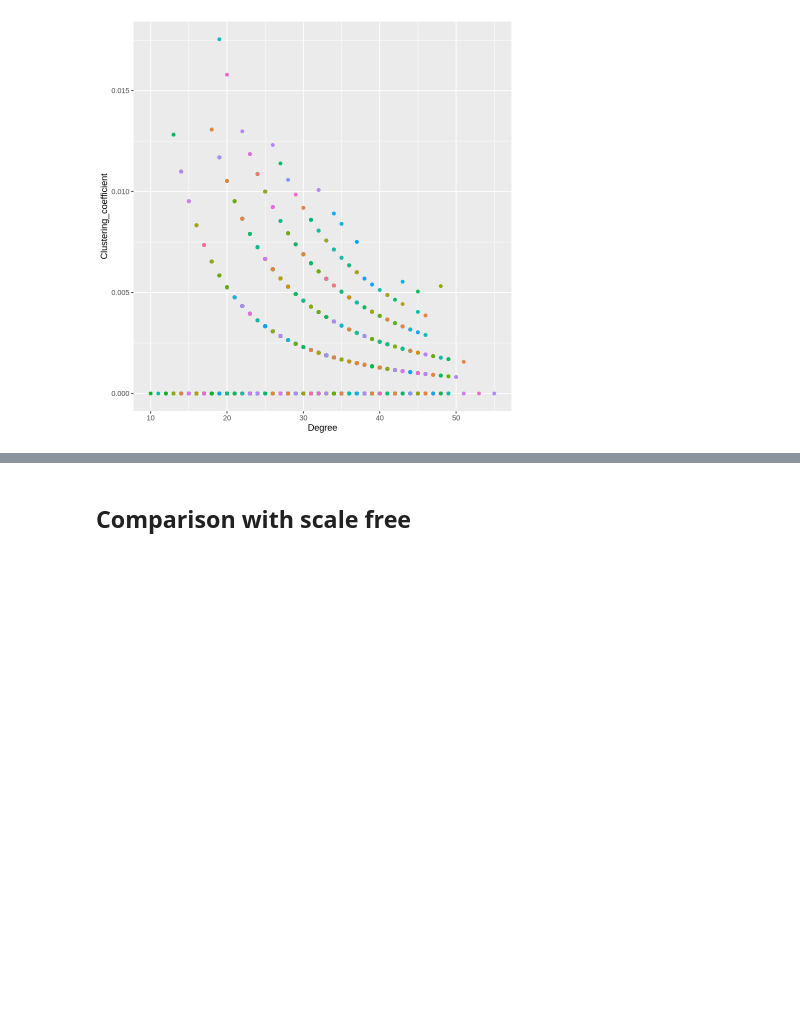
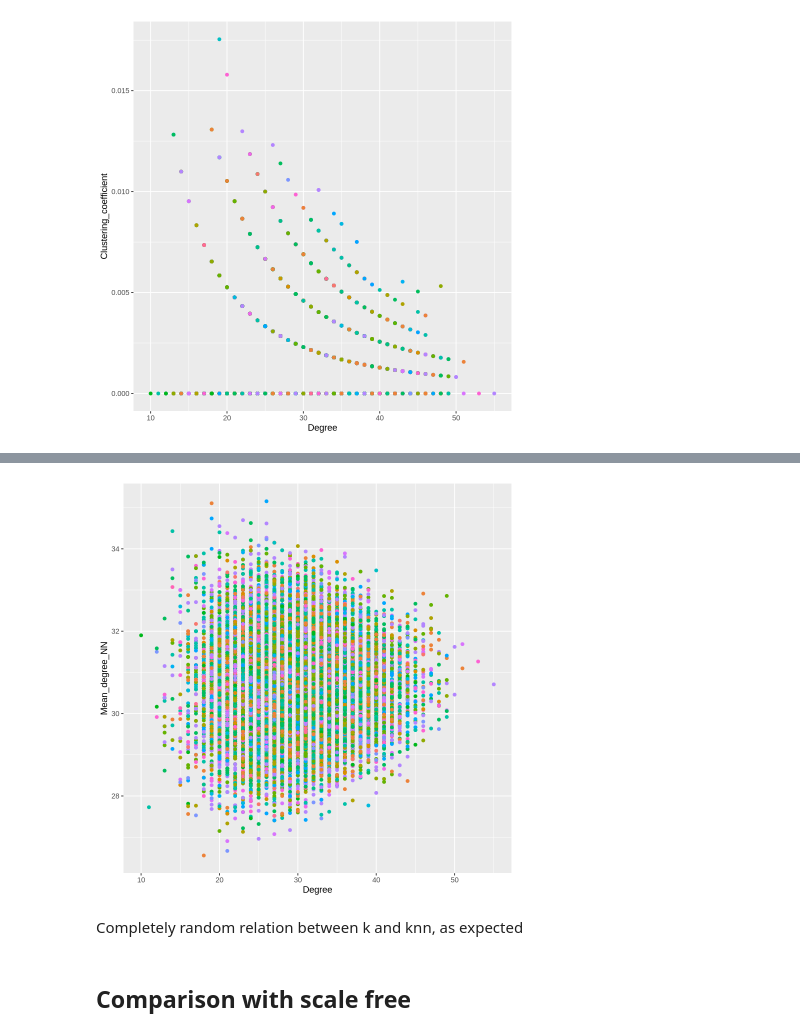
Before and after one commit to riccardo03-maker/Abstract_network, a Jupyter notebook: plots.ipynb, the cells around one changed output, grey strips where cells are left out. Cells and saved outputs as stored; diff of their text form; code cells hidden in the pictures; blank space fills up the shorter version.

```diff
--- a/plots.ipynb
+++ b/plots.ipynb
@@ -197,2 +225,11 @@ ggplot(data = centrality_measures, aes(x = Degree, y = Eigenvector_centrality, c
+# %%
+#knn
+ggplot(data = centrality_measures, aes(x = Degree, y = Mean_degree_NN, color = Topic)) +
+    geom_point() +
+    theme(legend.position = "none")
+# %% [output]
+[figure, added]
+# %% [markdown]
+Completely random relation between k and knn, as expected
 # %% [markdown]
 ## Comparison with scale free
```
Also changed, not shown: parts of 18 cells of this notebook, 6 other files.
